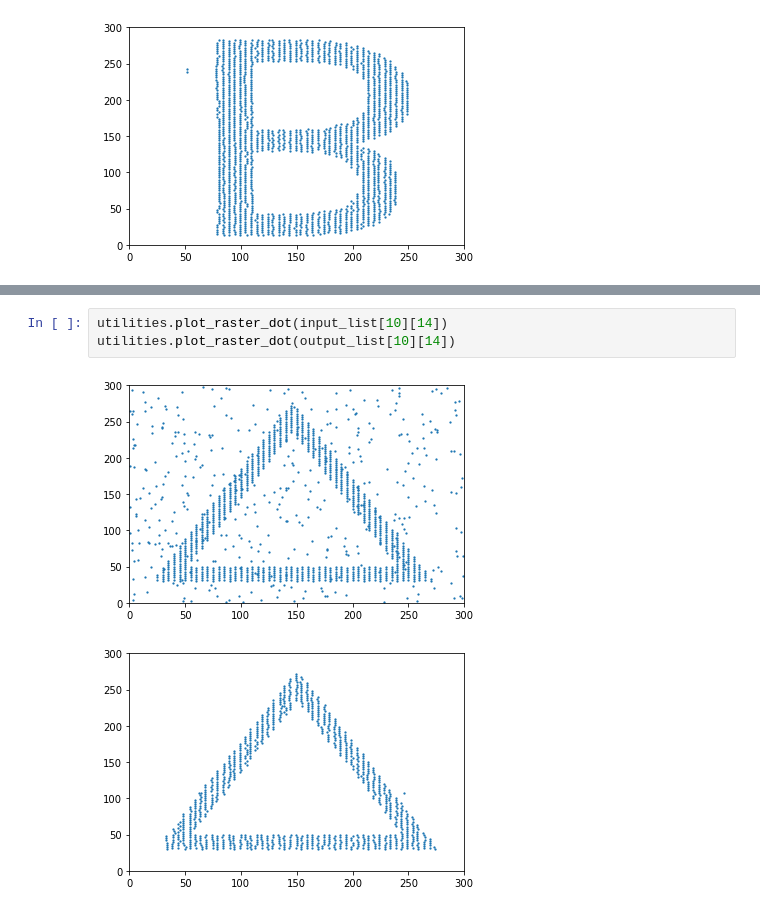
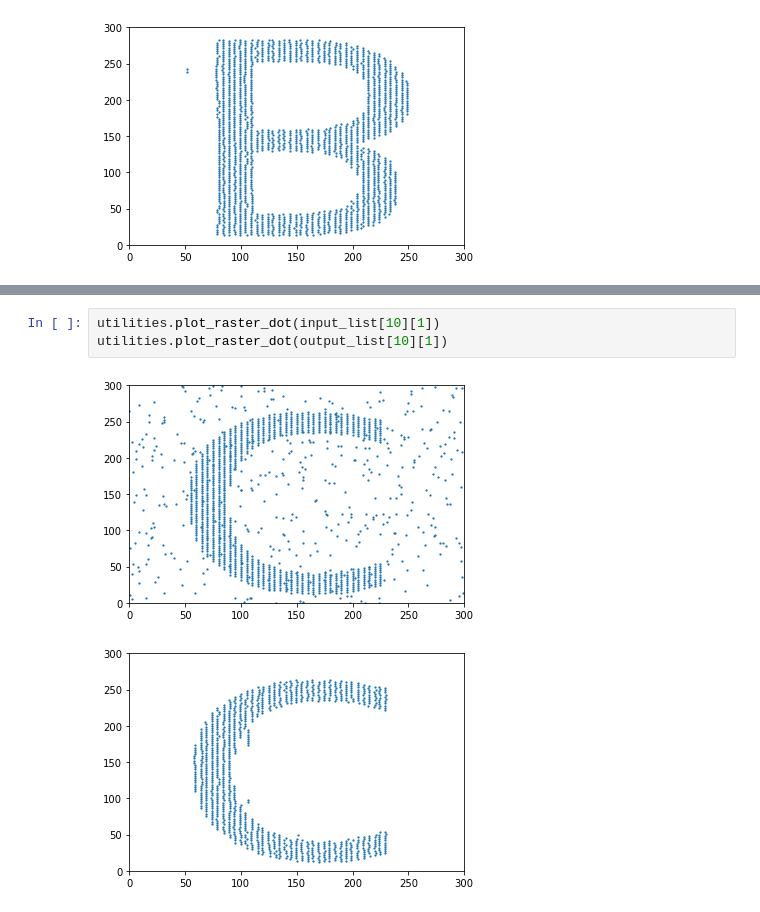
Before and after one commit to zhongyuchen/snn-iir, a Jupyter notebook: associative_memory.ipynb, the cells around one changed output, grey strips where cells are left out. Drawn from its saved outputs; the diff is of its cells as text.

```diff
--- a/associative_memory.ipynb
+++ b/associative_memory.ipynb
@@ -595,6 +600,6 @@ utilities.plot_raster_dot(output_list[0][9])
 # %%
-utilities.plot_raster_dot(input_list[10][14])
-utilities.plot_raster_dot(output_list[10][14])
+utilities.plot_raster_dot(input_list[10][1])
+utilities.plot_raster_dot(output_list[10][1])
 # %% [output]
-[figure, old version]
+[figure, new version]
-[figure, old version]
+[figure, new version]
```
Also changed, not shown: parts of 2 cells of this notebook.
